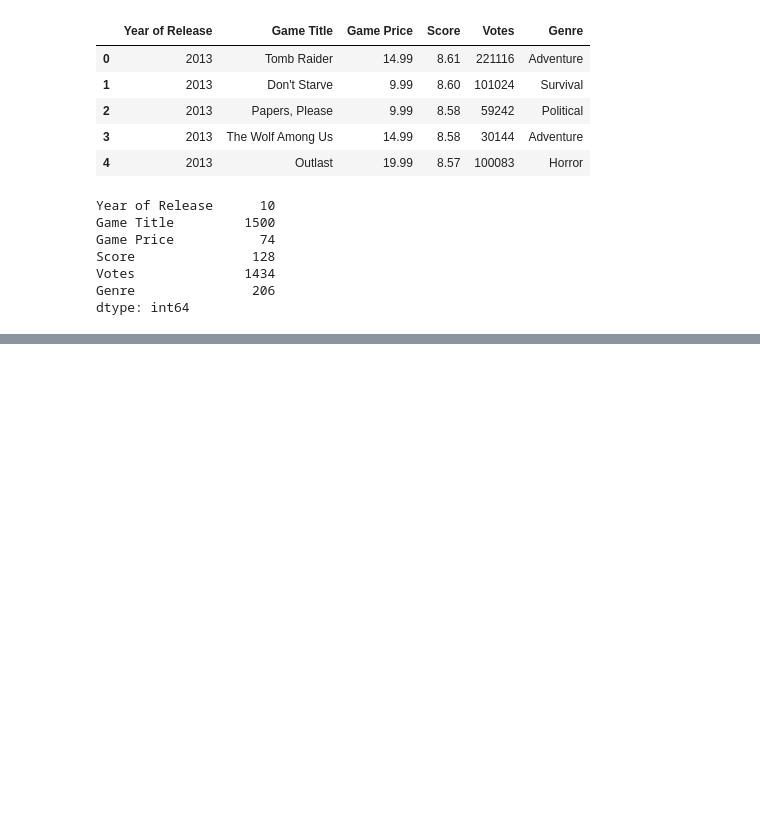
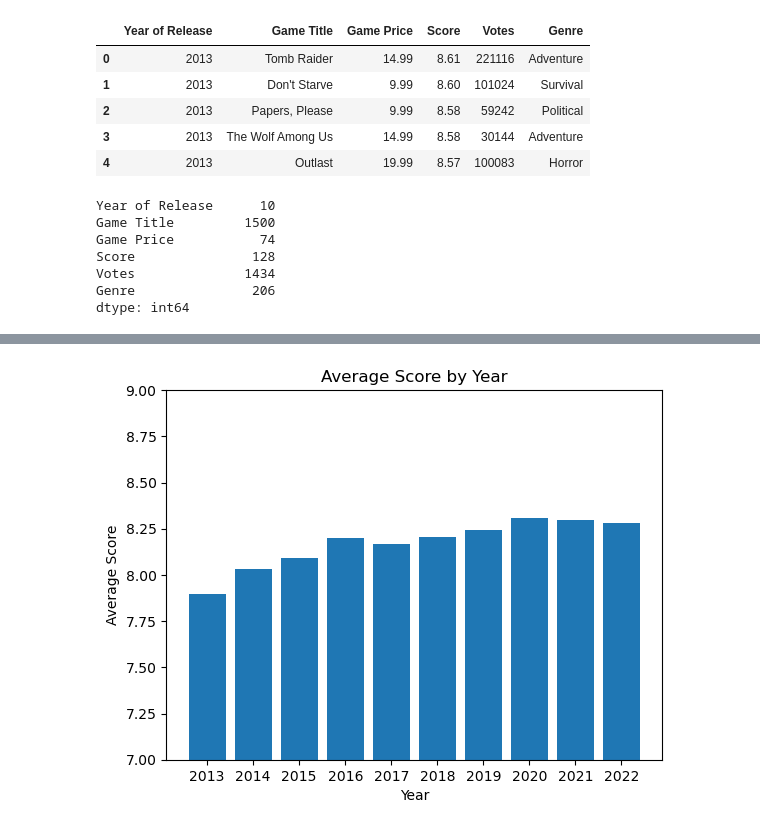
Before and after one commit to MitchellWorthington/4185_Final_Project, a Jupyter notebook: 4185_best_games.ipynb, the cells around one changed output, grey strips where cells are left out. Drawn from its saved outputs; the diff is of its cells as text; code cells hidden in the pictures; blank space fills up the shorter version.

Commit message:
added some data visualizations, genre data not cooperating with histogram

```diff
--- a/4185_best_games.ipynb
+++ b/4185_best_games.ipynb
@@ -207,0 +218,21 @@ df.to_csv("games_dataset_cleaned.csv")
+# %%
+# Group data by year and calculate average votes
+grouped_data = df.groupby('Year of Release')['Score'].mean()
+
+# Create a bar chart
+plt.bar(grouped_data.index, grouped_data.values)
+
+# Set chart title and axis labels
+plt.title('Average Score by Year')
+plt.xlabel('Year')
+plt.ylabel('Average Score')
+
+plt.xticks(grouped_data.index)
+plt.ylim(7, 9)
+
+# Show the chart
+plt.show()
+
+# include Whiskers too for cool effect
+# %% [output]
+[figure, added]
```
Also changed, not shown: parts of 6 cells of this notebook.
